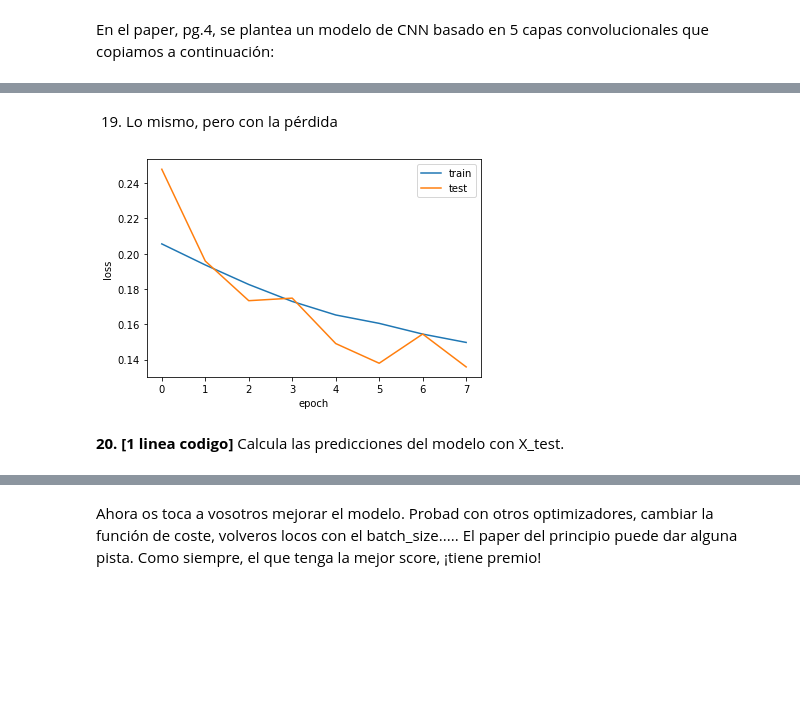
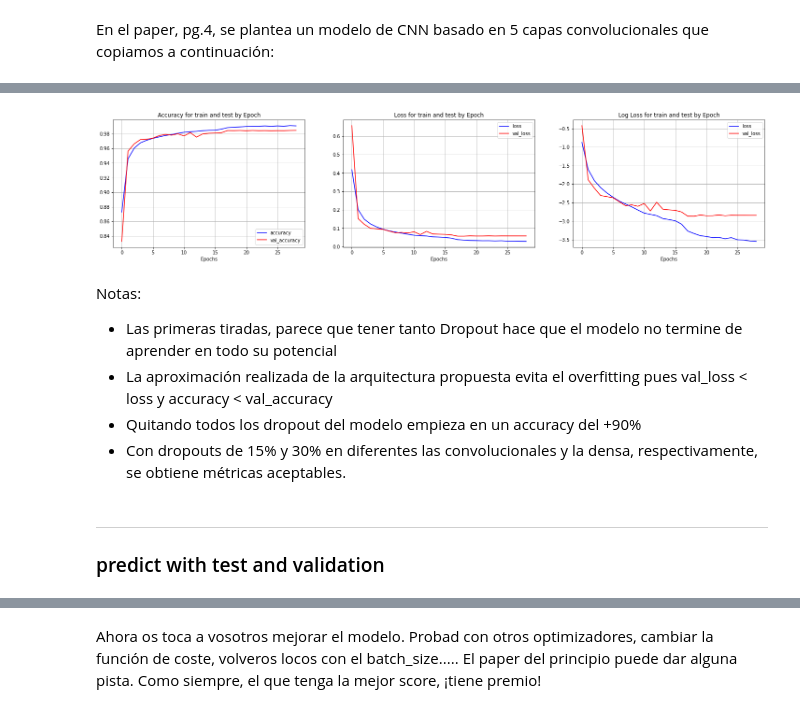
Before and after one commit to LAMDAMielgo/saturdaysAI_dl_mad22, a Jupyter notebook: week_1/practice/DL_S1_Practice_ECG.ipynb, the cells around one changed output, grey strips where cells are left out. Saved outputs shown, nothing was run; the diff lists cells and outputs as text; code cells hidden in the pictures; blank space fills up the shorter version.

Commit message:
adding results after training in google colab

```diff
--- a/week_1/practice/DL_S1_Practice_ECG.ipynb
+++ b/week_1/practice/DL_S1_Practice_ECG.ipynb
@@ -365,7 +353,7 @@ import itertools
 # %%
 signal_length = X_shuffle.shape[1]  # cada pulsación se compone de 187 señales --> longitud de la capa de entrada
 n_classes =     y_labels.size       # y_labels es un range(0,5) obtenido en MultiLabelBinarizer() --> longitud de la capa final
-batch_size =    250                 # p.e.
+batch_size =    192                 # p.e.
 # %% [markdown]
 Siguiendo la arquitectura mencionada en el paper definimos una red neuronal con:
 * 5 capas ocultas convolucionales de una dimension, con 32 neuronal y un kernel_size de 5.
@@ -453,8 +363,0 @@ _________________________________________________________________
-# %%
-history = model.fit(
-    X_train, y_train,
-    epochs=10,
-    batch_size=batch_size,
-    verbose=1,
-    validation_data=(X_test, y_test)
-)
@@ -460,0 +437,14 @@ history = model.fit(
+# %%
+model = get_model()
+loss  = CategoricalCrossentropy() # probabilistic loss
+optimizer = Adam(
+    learning_rate=0.0005,
+    beta_1=0.9,
+    beta_2=0.999)  # Paper: 0.001, 0.9, and 0.999
+
+model.summary()
+model.compile(
+    loss = loss,
+    optimizer = optimizer,
+    metrics = ['accuracy']
+)
@@ -482,16 +526,27 @@ plt.show()
-# %% [markdown]
-19. Lo mismo, pero con la pérdida
-# %%
-#Dos lineas de código
-plt.plot(history.history['loss'])     # train acc
-plt.plot(history.history['val_loss']) # test acc
-
-plt.xlabel('epoch'); plt.ylabel('loss')
-plt.legend(['train', 'test'])
-
-
-plt.show()
-# %% [output]
-[figure, removed]
-# %% [markdown]
-**20. [1 linea codigo]** Calcula las predicciones del modelo con X_test.
+# %%
+get_cols_by_str = lambda s, df: df.columns[df.columns.str.contains(s)]
+# %%
+metrics = pd.DataFrame(history.history)
+
+##############################
+plot_args = {
+    'color': ['blue','red'],
+    'grid' : True,
+    'xlabel': 'Epochs'
+}
+
+f, ax = plt.subplots(ncols = 3, figsize = (25,5))
+
+metrics[get_cols_by_str(s='loss', df=metrics)].plot.line(ax = ax[1], title='Loss for train and test by Epoch', **plot_args)
+metrics[get_cols_by_str(s='loss', df=metrics)].apply(np.log).plot.line(ax = ax[2], title='Log Loss for train and test by Epoch', **plot_args)
+metrics[get_cols_by_str(s='accu', df=metrics)].plot.line(ax = ax[0], title='Accuracy for train and test by Epoch', **plot_args)
+
+plt.show()
+# %% [output]
+[figure, added]
+# %% [markdown]
+Notas:
+* Las primeras tiradas, parece que tener tanto Dropout hace que el modelo no termine de aprender en todo su potencial
+* La aproximación realizada de la arquitectura propuesta evita el overfitting pues val_loss < loss y accuracy < val_accuracy
+* Quitando todos los dropout del modelo empieza en un accuracy del +90%
+* Con dropouts de 15% y 30% en diferentes las convolucionales y la densa, respectivamente, se obtiene métricas aceptables.
@@ -498 +562,6 @@ plt.show()
+# %% [markdown]
+----
+<a name='#section8'></a>
+
+### predict with test and validation
 # %%
```
Also changed, not shown: parts of 50 cells of this notebook, 4 other files.
